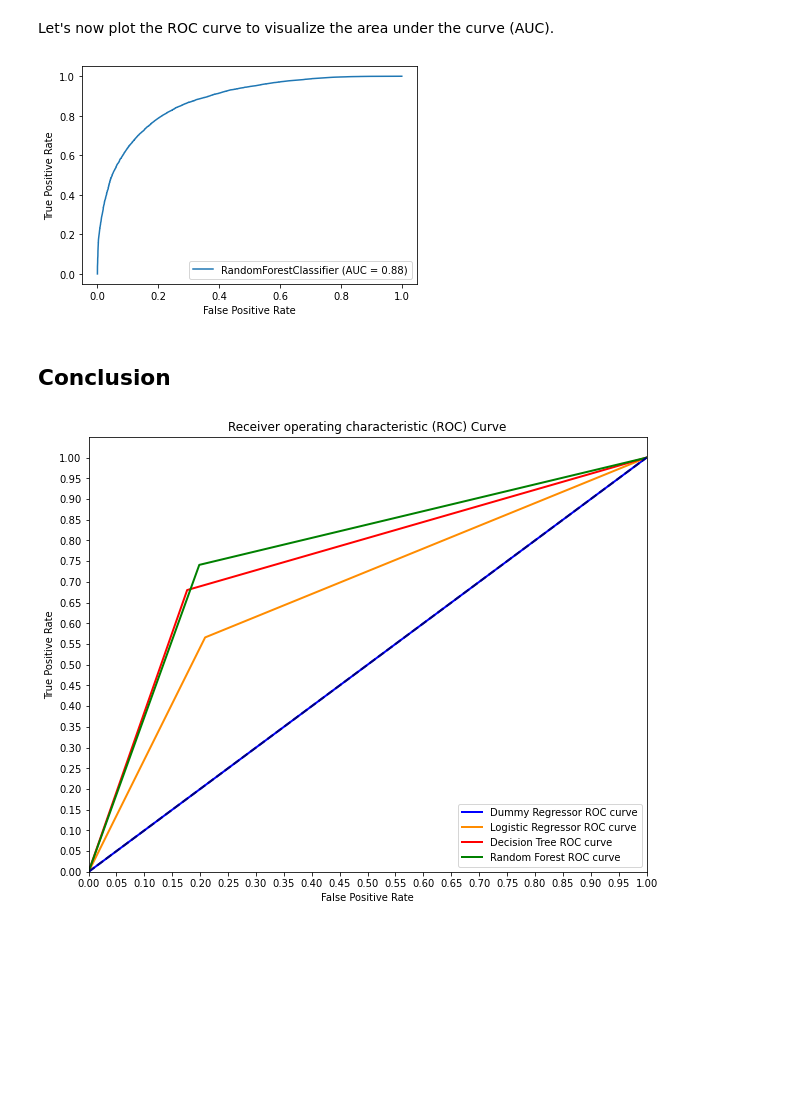
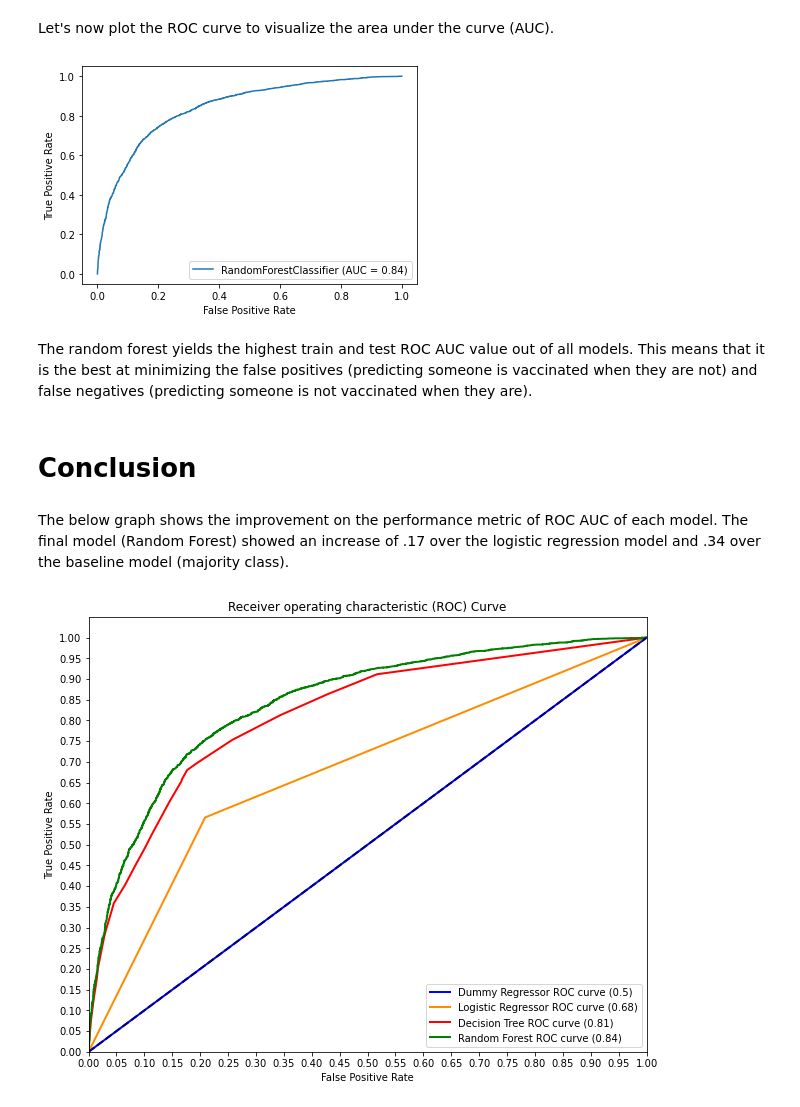
Before and after one commit to ewjohn127/dsc_project3, a Jupyter notebook: seasonal_vaccine_model_fb.ipynb, the cells around one changed output. Cells and saved outputs as stored; diff of their text form; code cells hidden in the pictures; blank space fills up the shorter version.

```diff
--- a/seasonal_vaccine_model_fb.ipynb
+++ b/seasonal_vaccine_model_fb.ipynb
@@ -396,38 +417,42 @@ plot_confusion_matrix(RF_final,X_train_pipe_processed[RF_keep_lists[19]],y_train
 # %% [markdown]
 Let's now plot the ROC curve to visualize the area under the curve (AUC).
 # %%
-plot_roc_curve(RF_final,X_train_pipe_processed[RF_keep_lists[19]],y_train);
+plot_roc_curve(RF_final,X_test_pipe_processed[RF_keep_lists[19]],y_test);
 # %% [output]
-[figure, old version]
+[figure, new version]
+# %% [markdown]
+The random forest yields the highest train and test ROC AUC value out of all models. This means that it is the best at  minimizing the false positives (predicting someone is vaccinated when they are not) and false negatives (predicting someone is not vaccinated when they are).
 # %% [markdown]
-## Conclusion
+# Conclusion
+# %% [markdown]
+The below graph shows the improvement on the performance metric of ROC AUC of each model. The final model (Random Forest) showed an increase of .17 over the logistic regression model and .34 over the baseline model (majority class).
 # %%
-dc_test_fpr, dc_test_tpr, dc_test_thresholds = roc_curve(y_test,dc.predict(X_test_pipe_processed))
-lr_test_fpr, lr_test_tpr, lr_test_thresholds = roc_curve(y_test,logreg_final.predict(X_test_pipe_processed[lr_keep_lists[0]]))
-dt_test_fpr, dt_test_tpr, dt_test_thresholds = roc_curve(y_test,dt_final.predict(X_test_pipe_processed[dt_keep_lists[4]]))
-RF_test_fpr, RF_test_tpr, RF_test_thresholds = roc_curve(y_test,RF_final.predict(X_test_pipe_processed[RF_keep_lists[19]]))
+dc_test_fpr, dc_test_tpr, dc_test_thresholds = roc_curve(y_test,dc.predict_proba(X_test_pipe_processed)[:,1])
+lr_test_fpr, lr_test_tpr, lr_test_thresholds = roc_curve(y_test,logreg_final.predict_proba(X_test_pipe_processed[lr_keep_lists[0]])[:,1])
+dt_test_fpr, dt_test_tpr, dt_test_thresholds = roc_curve(y_test,dt_final.predict_proba(X_test_pipe_processed[dt_keep_lists[4]])[:,1])
+RF_test_fpr, RF_test_tpr, RF_test_thresholds = roc_curve(y_test,RF_final.predict_proba(X_test_pipe_processed[RF_keep_lists[19]])[:,1])
 
 plt.figure(figsize=(10, 8))
 lw = 2
 
 plt.plot(dc_test_fpr, dc_test_tpr, color='blue',
-         lw=lw, label='Dummy Regressor ROC curve')
+         lw=lw, label='Dummy Regressor ROC curve (0.5)')
 plt.plot(lr_test_fpr, lr_test_tpr, color='darkorange',
-         lw=lw, label='Logistic Regressor ROC curve')
+         lw=lw, label='Logistic Regressor ROC curve (0.68)')
 plt.plot(dt_test_fpr, dt_test_tpr, color='red',
-         lw=lw, label='Decision Tree ROC curve')
+         lw=lw, label='Decision Tree ROC curve (0.81)')
 plt.plot(RF_test_fpr, RF_test_tpr, color='green',
-         lw=lw, label='Random Forest ROC curve')
+         lw=lw, label='Random Forest ROC curve (0.84)')
 
 plt.plot([0, 1], [0, 1], color='navy', lw=lw, linestyle='--')
 plt.xlim([0.0, 1.0])
 plt.ylim([0.0, 1.05])
 plt.yticks([i/20.0 for i in range(21)])
 plt.xticks([i/20.0 for i in range(21)])
 plt.xlabel('False Positive Rate')
 plt.ylabel('True Positive Rate')
 plt.title('Receiver operating characteristic (ROC) Curve')
 plt.legend(loc='lower right')
 plt.show()
 # %% [output]
-[figure, old version]
+[figure, new version]
```
Also changed, not shown: parts of 41 cells of this notebook.
